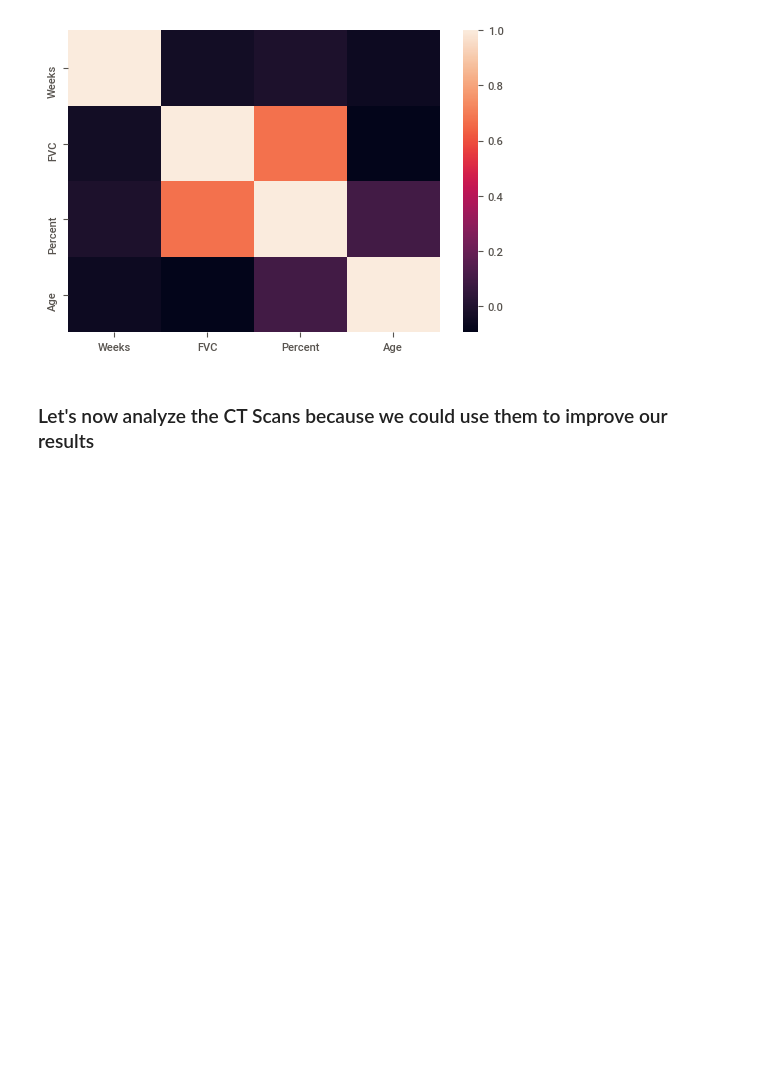
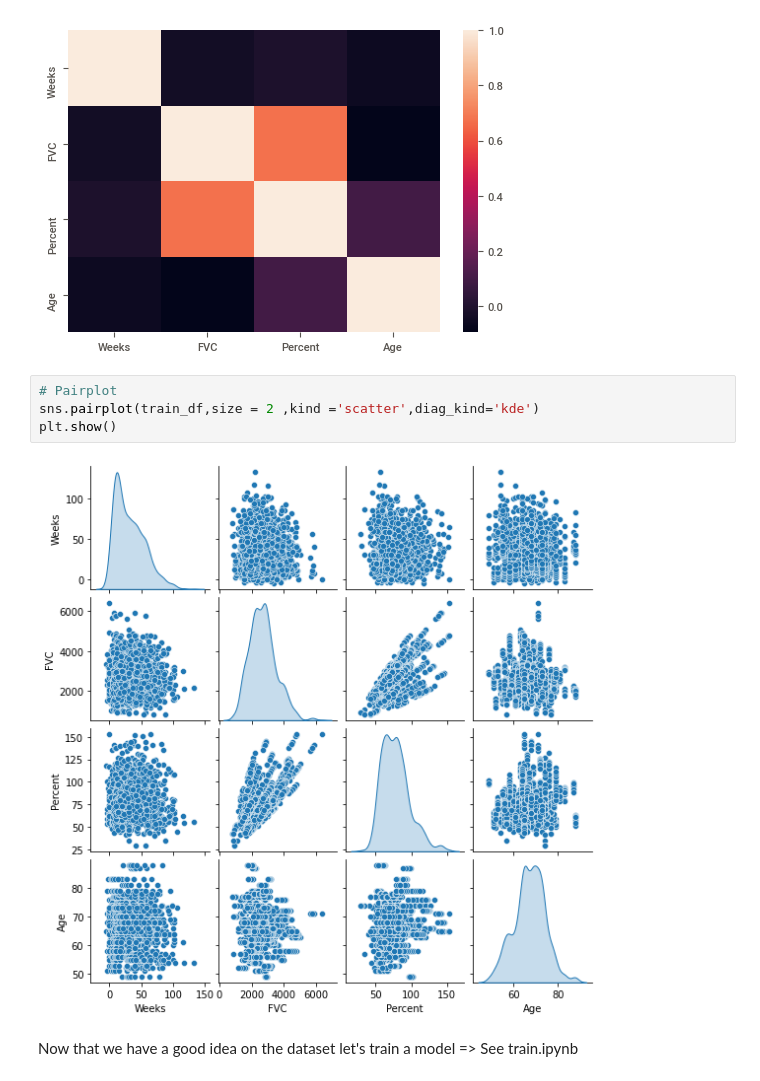
Before and after one commit to Quentinmht/1.Regression-Task, a Jupyter notebook: eda.ipynb, the cells around one changed output. Saved outputs shown, nothing was run; the diff lists cells and outputs as text; blank space fills up the shorter version.

```diff
--- a/eda.ipynb
+++ b/eda.ipynb
@@ -310,5 +341,11 @@ sns.heatmap(train_df.corr())
 plt.show()
 # %% [output]
 [figure]
-# %% [markdown]
-### Let's now analyze the CT Scans because we could use them to improve our results
+# %%
+# Pairplot
+sns.pairplot(train_df,size = 2 ,kind ='scatter',diag_kind='kde')
+plt.show()
+# %% [output]
+[figure, added]
+# %% [markdown]
+Now that we have a good idea on the dataset let's train a model => See train.ipynb
```
Also changed, not shown: parts of 5 cells of this notebook.
